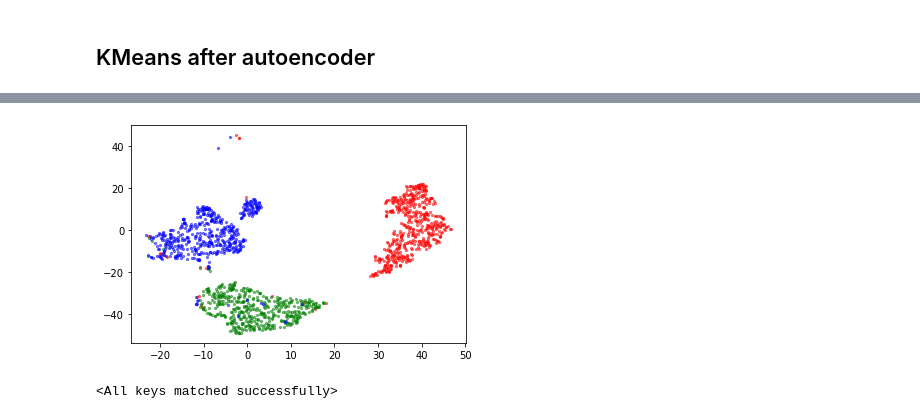
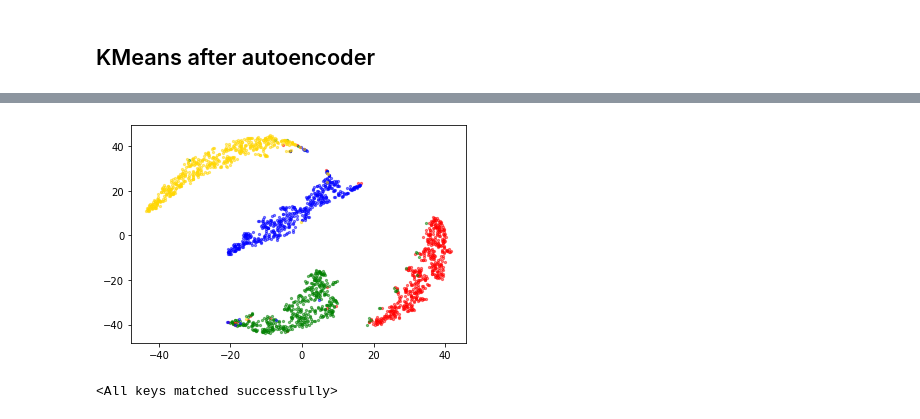
Before and after one commit to timodw/time_series_preprocessing, a Jupyter notebook: preprocessing.ipynb, the cells around one changed output, grey strips where cells are left out. Saved outputs shown, nothing was run; the diff lists cells and outputs as text; code cells hidden in the pictures.

```diff
--- a/preprocessing.ipynb
+++ b/preprocessing.ipynb
@@ -302,6 +302,8 @@ sg_window_size = 25
 sg_degree = 2
 shift_mass = False
 balancing = True
+add_noise = True
+noise_std = .01
 # %%
 # Get list of the amount of activities per horse
 activity_distribution = pd.read_csv(root_folder / 'activity_distribution.csv')
@@ -420,12 +422,17 @@ X_train = np.concatenate([data_per_horse[horse][0] for horse in training_horses]
 y_train = np.concatenate([data_per_horse[horse][1] for horse in training_horses])
 if balancing:
     X_train, y_train = balance_dataset(X_train, y_train)
+
 X_train, y_train = shuffle(X_train, y_train, random_state=45)
 
 X_val = np.concatenate([data_per_horse[horse][0] for horse in validation_horses])
 y_val = np.concatenate([data_per_horse[horse][1] for horse in validation_horses])
 X_val, y_val = shuffle(X_val, y_val, random_state=343)
 
+if add_noise:
+    X_train += np.random.normal(scale=noise_std, size=X_train.shape)
+    X_val += np.random.normal(scale=noise_std, size=X_val.shape)
+
 if pca_of_windows:
     X_train, pca = pca_windows(X_train, n_components=pca_n_components)
     X_val, _ = pca_windows(X_val, n_components=pca_n_components, pca=pca)
@@ -436,8 +443,8 @@ y_train.shape, y_val.shape
 # %%
 X_enc = TSNE(perplexity=50, random_state=45).fit_transform(X_train[:2000])
 
-colors = ['r', 'g', 'b']
-for label in range(3):
+colors = ['r', 'g', 'b', 'gold']
+for label in range(4):
     plt.scatter(X_enc[y_train[:2000] == label, 0], X_enc[y_train[:2000] == label, 1], color=colors[label], s=5, alpha=.5)
 plt.show()
 # %% [output]
@@ -445,6 +452,6 @@ plt.show()
 # %%
-# stand_window = X_train[y_train == label_mapping['standing']][0]
-# stand_peaks = find_peaks(stand_window, distance=20)[0]
+stand_window = X_train[y_train == label_mapping['standing']][0]
+stand_peaks = find_peaks(stand_window, distance=20)[0]
 walk_window = X_train[y_train == label_mapping['walking']][1]
 walk_peaks = find_peaks(walk_window, distance=20)[0]
 trot_window = X_train[y_train == label_mapping['trotting']][0]
@@ -452,15 +459,15 @@ trot_peaks = find_peaks(trot_window, distance=20)[0]
 canter_window = X_train[y_train == label_mapping['galloping']][0]
 canter_peaks = find_peaks(canter_window, distance=20)[0]
 
-fig, axs = plt.subplots(nrows=1, ncols=3, sharex=True, sharey=True, figsize=(30, 10))
-# axs[0].plot(stand_window)
-# axs[0].scatter(stand_peaks, stand_window[stand_peaks], color='r')
-axs[0].plot(walk_window)
-axs[0].scatter(walk_peaks, walk_window[walk_peaks], color='r')
-axs[1].plot(trot_window)
-axs[1].scatter(trot_peaks, trot_window[trot_peaks], color='r')
-axs[2].plot(canter_window)
-axs[2].scatter(canter_peaks, canter_window[canter_peaks], color='r')
+fig, axs = plt.subplots(nrows=1, ncols=4, sharex=True, sharey=True, figsize=(30, 10))
+axs[0].plot(stand_window)
+axs[0].scatter(stand_peaks, stand_window[stand_peaks], color='r')
+axs[1].plot(walk_window)
+axs[1].scatter(walk_peaks, walk_window[walk_peaks], color='r')
+axs[2].plot(trot_window)
+axs[2].scatter(trot_peaks, trot_window[trot_peaks], color='r')
+axs[3].plot(canter_window)
+axs[3].scatter(canter_peaks, canter_window[canter_peaks], color='r')
 
 plt.show()
 # %% [output]
@@ -877,14 +884,14 @@ Validation time: 0.32s; Validation loss: 0.00086;
 # %%
 X_torch = torch.from_numpy(X_train[:2000])
 X_enc = TSNE(perplexity=50, random_state=45).fit_transform(dense_encoder((X_torch + .0 * torch.randn_like(X_torch))\
                                                                          .to(device).to(torch.float32)).detach().cpu().numpy())
 
-colors = ['r', 'g', 'b']
-for label in range(3):
+colors = ['r', 'g', 'b', 'gold']
+for label in range(4):
     plt.scatter(X_enc[y_train[:2000] == label, 0], X_enc[y_train[:2000] == label, 1], color=colors[label], s=5, alpha=.5)
 plt.show()
 # %% [output]
-[figure, old version]
+[figure, new version]
 # %%
 model_folder = Path('models/equine')
 model_folder.mkdir(exist_ok=True, parents=True)
```
Also changed, not shown: parts of 8 cells of this notebook.
